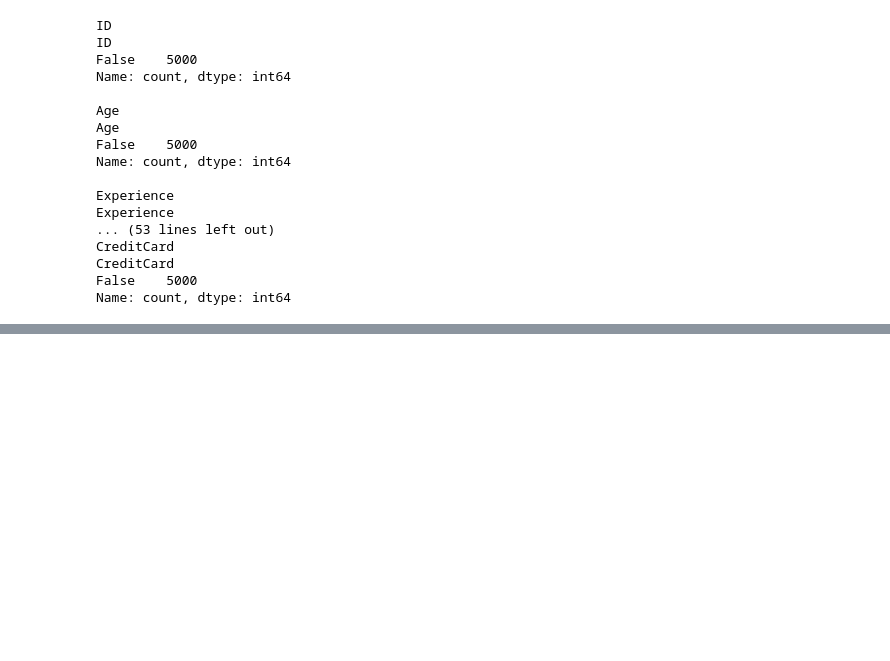
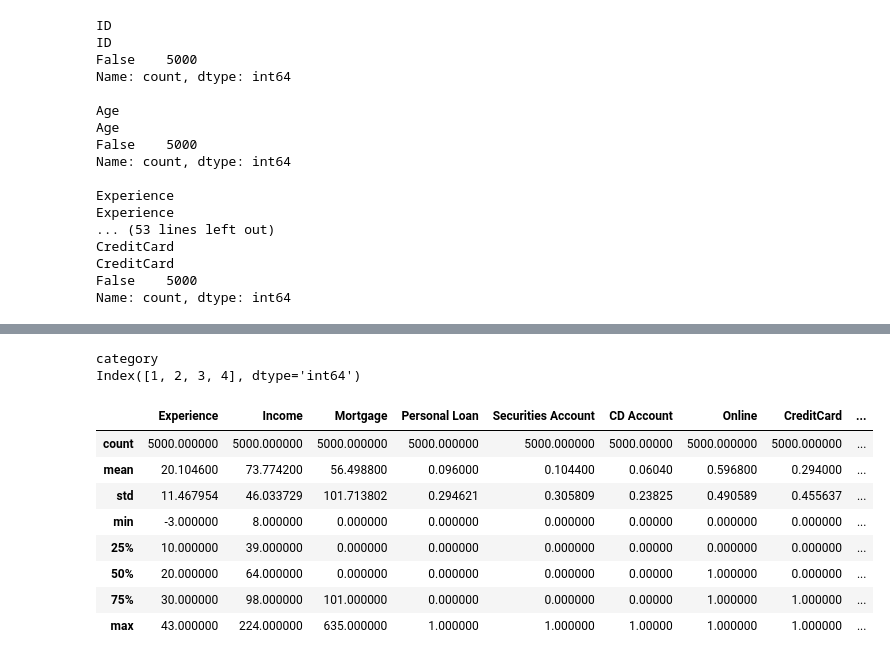
Before and after one commit to SanskarBajimaya/Bank-Data-EDA, a Jupyter notebook: EDA.ipynb, the cells around one changed output, grey strips where cells are left out. Cells and saved outputs as stored; diff of their text form; code cells hidden in the pictures; blank space fills up the shorter version.

```diff
--- a/EDA.ipynb
+++ b/EDA.ipynb
@@ -146,0 +302,24 @@ SyntaxError: invalid syntax (3528599804.py, line 1)
+# %%
+#Change Family into a categorical variable
+
+# Convert to categorical with string labels
+df2['Family'] = df2['Family'].astype('category')
+
+# Verify
+print(df2['Family'].dtype)  # Should show 'category'
+print(df2['Family'].cat.categories)  # Shows [1, 2, 3, 4]
+# %% [output]
+category
+Index([1, 2, 3, 4], dtype='int64')
+# %%
+df2.describe()
+# %% [output]
+|  | Experience | Income | Mortgage | Personal Loan | Securities Account | CD Account | Online | CreditCard | ... |
+| count | 5000.000000 | 5000.000000 | 5000.000000 | 5000.000000 | 5000.000000 | 5000.00000 | 5000.000000 | 5000.000000 | ... |
+| mean | 20.104600 | 73.774200 | 56.498800 | 0.096000 | 0.104400 | 0.06040 | 0.596800 | 0.294000 | ... |
+| std | 11.467954 | 46.033729 | 101.713802 | 0.294621 | 0.305809 | 0.23825 | 0.490589 | 0.455637 | ... |
+| min | -3.000000 | 8.000000 | 0.000000 | 0.000000 | 0.000000 | 0.00000 | 0.000000 | 0.000000 | ... |
+| 25% | 10.000000 | 39.000000 | 0.000000 | 0.000000 | 0.000000 | 0.00000 | 0.000000 | 0.000000 | ... |
+| 50% | 20.000000 | 64.000000 | 0.000000 | 0.000000 | 0.000000 | 0.00000 | 1.000000 | 0.000000 | ... |
+| 75% | 30.000000 | 98.000000 | 101.000000 | 0.000000 | 0.000000 | 0.00000 | 1.000000 | 1.000000 | ... |
+| max | 43.000000 | 224.000000 | 635.000000 | 1.000000 | 1.000000 | 1.00000 | 1.000000 | 1.000000 | ... |
```
Also changed, not shown: parts of 21 cells of this notebook.
